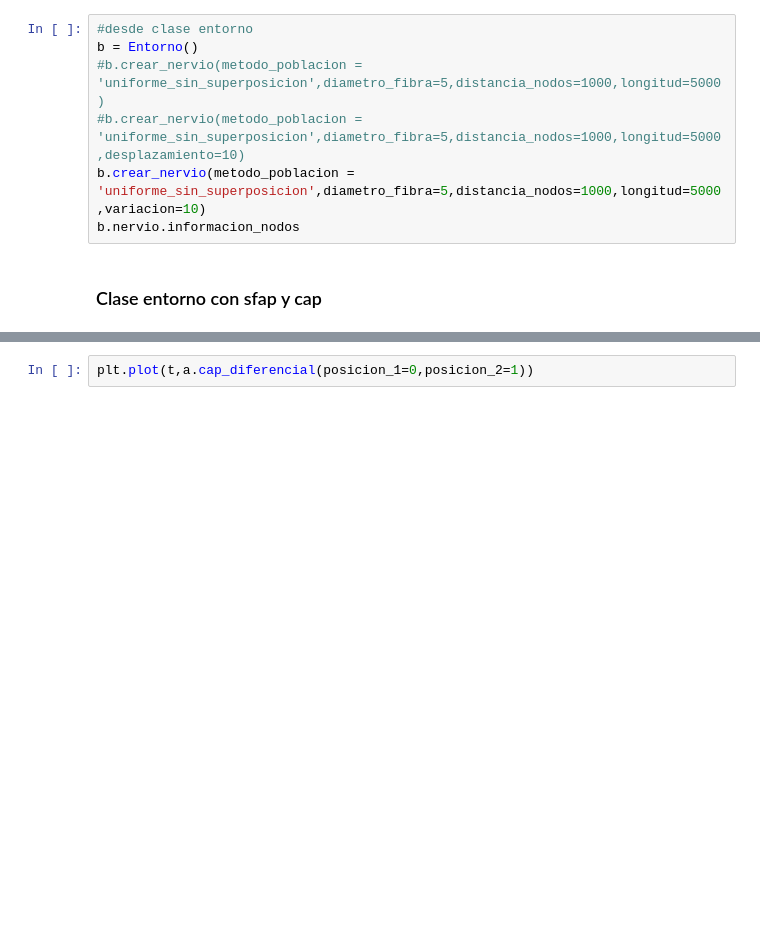
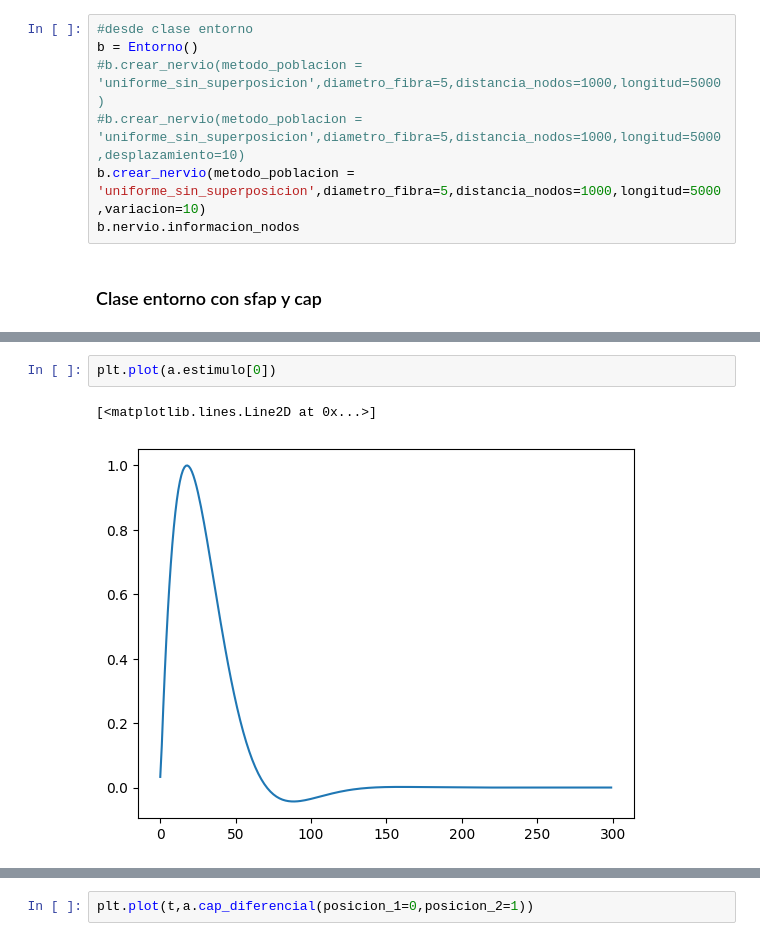
Before and after one commit to rmserra/proyecto-de-graduacion, a Jupyter notebook: modelo_poo.ipynb, the cells around one changed output, grey strips where cells are left out. Cells and saved outputs as stored; diff of their text form; blank space fills up the shorter version.

```diff
--- a/modelo_poo.ipynb
+++ b/modelo_poo.ipynb
@@ -1350,3 +1320,8 @@ plt.plot(t,a.cap_diferencial(posicion_1=0,posicion_2=1),'magenta')
+# %%
+plt.plot(a.estimulo[0])
+# %% [output]
+[<matplotlib.lines.Line2D at 0x...>]
+[figure, added]
 # %%
 #Plot de cada SFAP del electrodo 0
 
```
Also changed, not shown: parts of 15 cells of this notebook, 3 other files.
